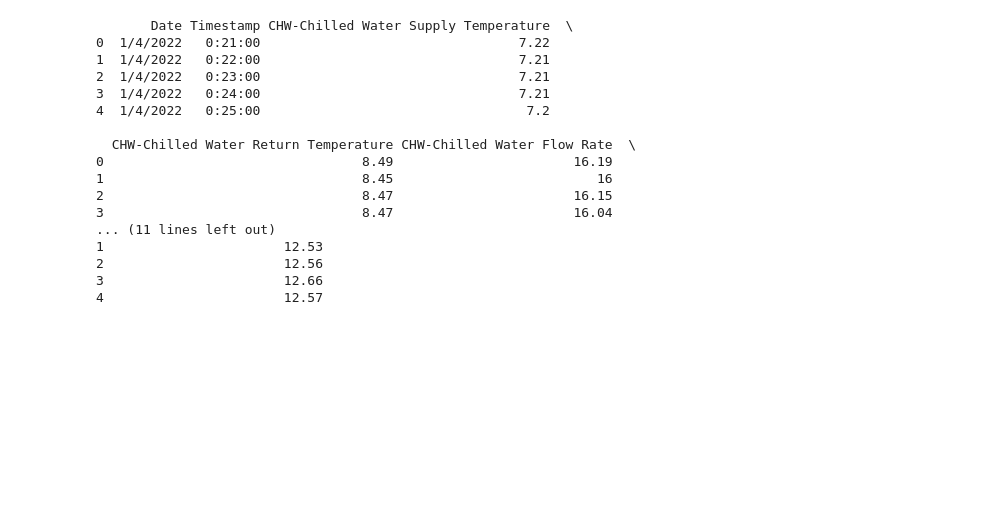
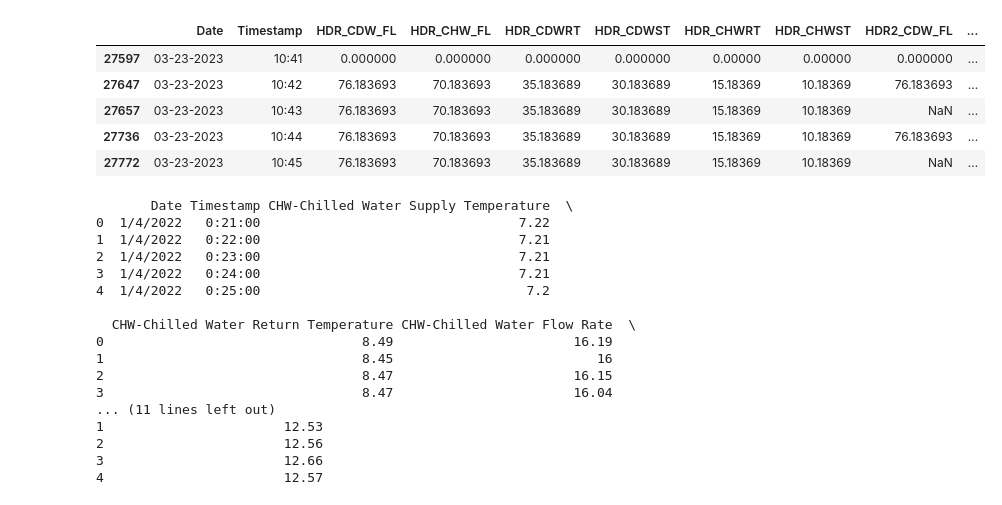
Before and after one commit to gtengwei/L-QuBE-Data-Automation, a Jupyter notebook: automation.ipynb, the cells around one changed output. Drawn from its saved outputs; the diff is of its cells as text; code cells hidden in the pictures; blank space fills up the shorter version.

Commit message:
fix DEOS collated file not sorted properly
Added ascending == True for Date when sorting collated_df

```diff
--- a/automation.ipynb
+++ b/automation.ipynb
@@ -1,3 +1,15 @@
+# %%
+import pandas as pd
+df = pd.read_excel('AllData_2023-05-05_collated.xlsx')
+df.sort_values(by=['Date','Timestamp'], ascending=[True,True], inplace=True)
+df.head()
+# %% [output]
+|  | Date | Timestamp | HDR_CDW_FL | HDR_CHW_FL | HDR_CDWRT | HDR_CDWST | HDR_CHWRT | HDR_CHWST | HDR2_CDW_FL | ... |
+| 27597 | 03-23-2023 | 10:41 | 0.000000 | 0.000000 | 0.000000 | 0.000000 | 0.00000 | 0.00000 | 0.000000 | ... |
+| 27647 | 03-23-2023 | 10:42 | 76.183693 | 70.183693 | 35.183689 | 30.183689 | 15.18369 | 10.18369 | 76.183693 | ... |
+| 27657 | 03-23-2023 | 10:43 | 76.183693 | 70.183693 | 35.183689 | 30.183689 | 15.18369 | 10.18369 | NaN | ... |
+| 27736 | 03-23-2023 | 10:44 | 76.183693 | 70.183693 | 35.183689 | 30.183689 | 15.18369 | 10.18369 | 76.183693 | ... |
+| 27772 | 03-23-2023 | 10:45 | 76.183693 | 70.183693 | 35.183689 | 30.183689 | 15.18369 | 10.18369 | NaN | ... |
 # %%
 import os
 import pandas as pd
```
Also changed, not shown: 2 other files.
